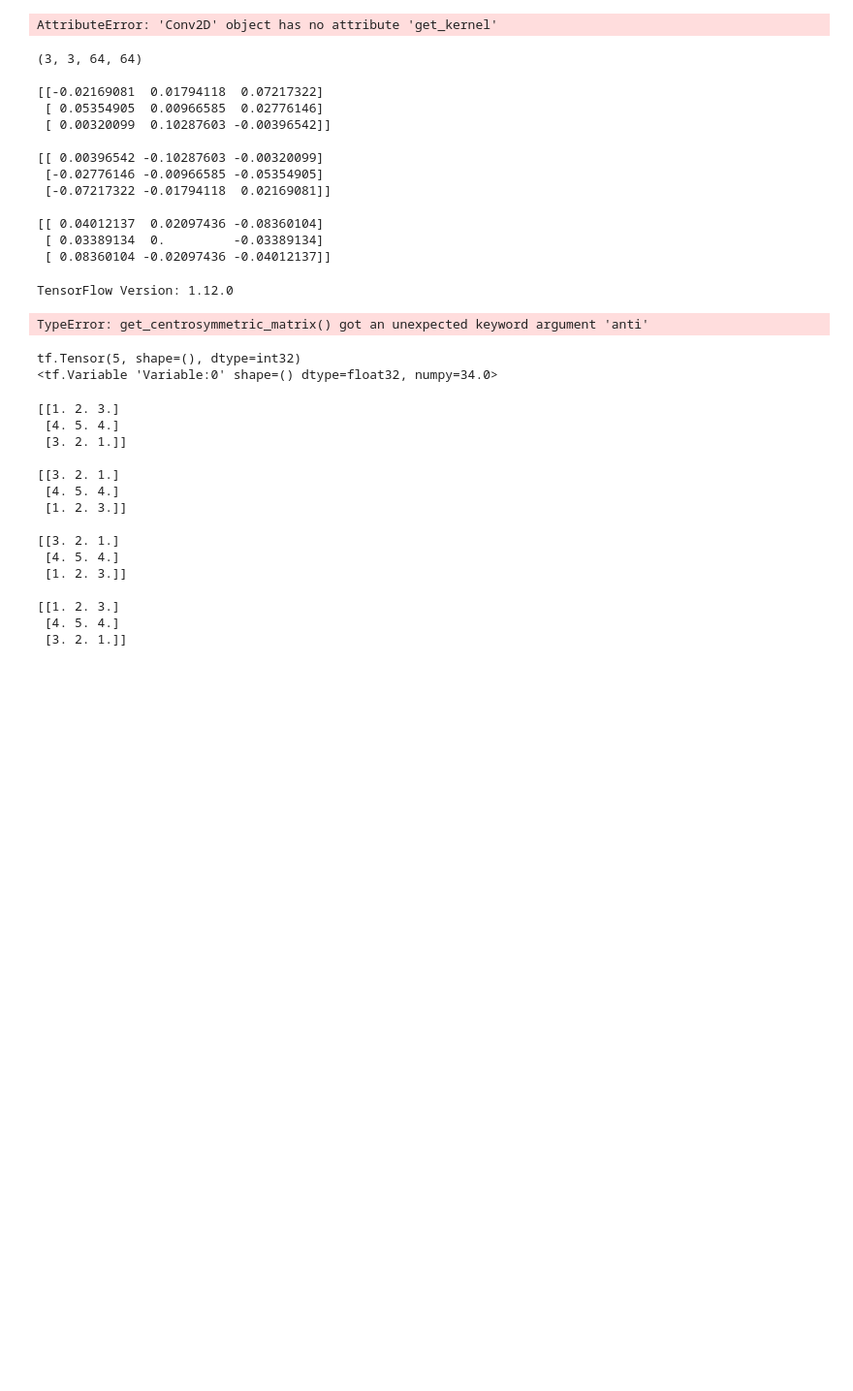
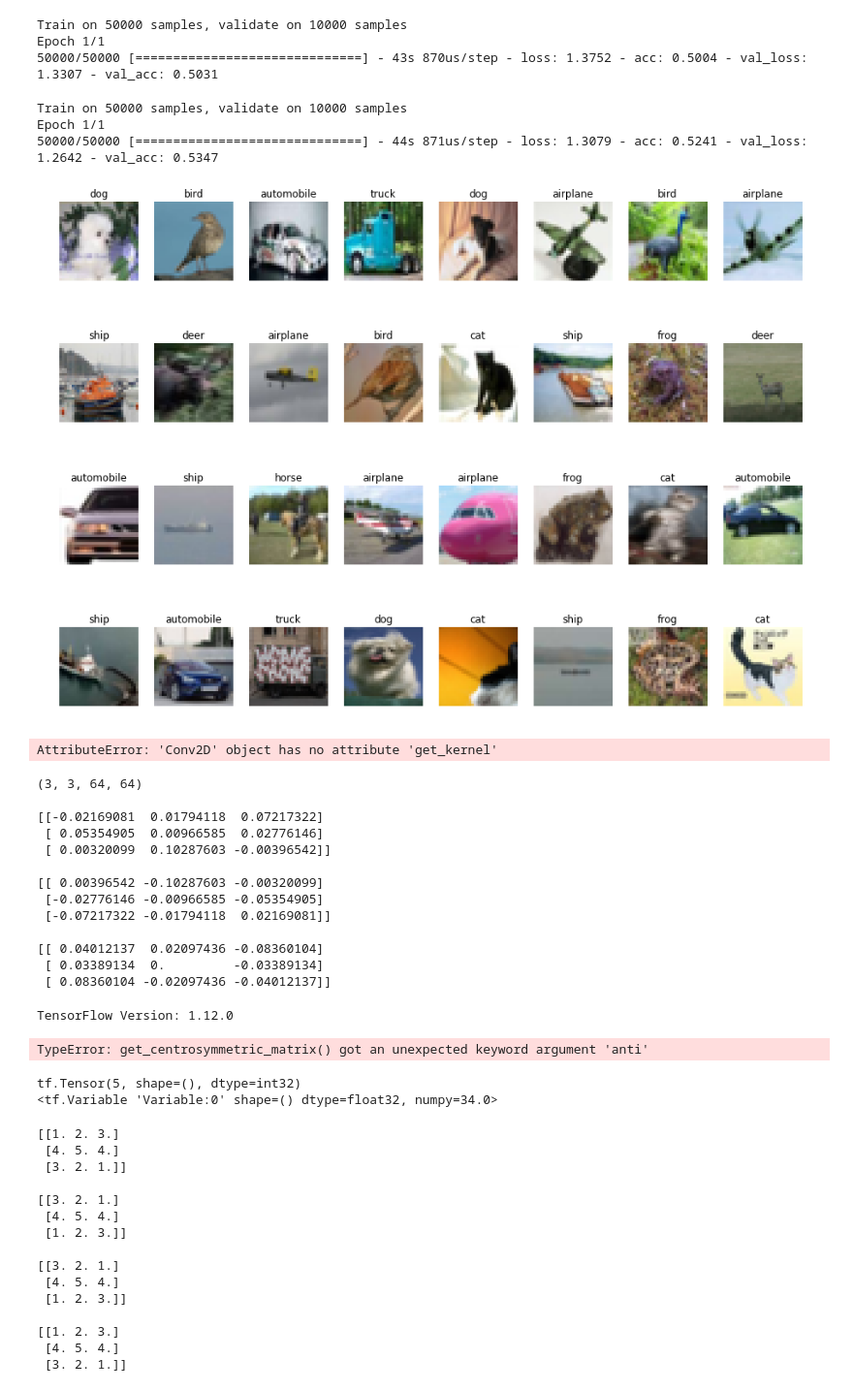
Before and after one commit to pierluigiferrari/differential_equations_resnet, a Jupyter notebook: experiments_antisymmetric_resnet_v6.ipynb, the cells around one changed output. Shown at 97% size. Saved outputs shown, nothing was run; the diff lists cells and outputs as text; code cells hidden in the pictures; blank space fills up the shorter version.

```diff
--- a/experiments_antisymmetric_resnet_v6.ipynb
+++ b/experiments_antisymmetric_resnet_v6.ipynb
@@ -13,3 +14,7 @@ from dataset_utils.tfrecord_dataset_creator import TFRecordDatasetCreator, get_t
 from training.training import Training
 
 %matplotlib inline
+# %%
+cifar10_directory = '/pierluigiferrari/datasets/CIFAR-10_Python/'
+
+train_images, train_labels, test_images, test_labels, label_names = build_cifar10_dataset(cifar10_directory)
@@ -15,0 +128,30 @@ from training.training import Training
+# %%
+history = model.fit(x=train_images,
+                    y=tf.keras.utils.to_categorical(train_labels, num_classes=num_classes),
+                    batch_size=32,
+                    epochs=1,
+                    verbose=1,
+                    callbacks=None,
+                    validation_data=(test_images, tf.keras.utils.to_categorical(test_labels, num_classes=num_classes)),
+                    shuffle=True,
+                    initial_epoch=0)
+# %% [output]
+Train on 50000 samples, validate on 10000 samples
+Epoch 1/1
+50000/50000 [==============================] - 43s 870us/step - loss: 1.3752 - acc: 0.5004 - val_loss: 1.3307 - val_acc: 0.5031
+# %%
+# variable h at 32 layers
+
+history = model.fit(x=train_images,
+                    y=tf.keras.utils.to_categorical(train_labels, num_classes=num_classes),
+                    batch_size=32,
+                    epochs=1,
+                    verbose=1,
+                    callbacks=None,
+                    validation_data=(test_images, tf.keras.utils.to_categorical(test_labels, num_classes=num_classes)),
+                    shuffle=True,
+                    initial_epoch=0)
+# %% [output]
+Train on 50000 samples, validate on 10000 samples
+Epoch 1/1
+50000/50000 [==============================] - 44s 871us/step - loss: 1.3079 - acc: 0.5241 - val_loss: 1.2642 - val_acc: 0.5347
@@ -15,0 +172,14 @@ from training.training import Training
+# %%
+grid_m = 4
+grid_n = 8
+
+random_grid = np.random.randint(50000, size=[grid_m, grid_n])
+
+f0, cell0 = plt.subplots(grid_m, grid_n, figsize=(16,12))
+for i in range(grid_m):
+    for j in range(grid_n):
+        cell0[i, j].imshow(train_images[random_grid[i,j]].astype(np.uint8))
+        cell0[i, j].axis('off')
+        cell0[i, j].set_title(label_names[train_labels[random_grid[i,j]]])
+# %% [output]
+[figure, added]
```
Also changed, not shown: parts of 16 cells of this notebook.
